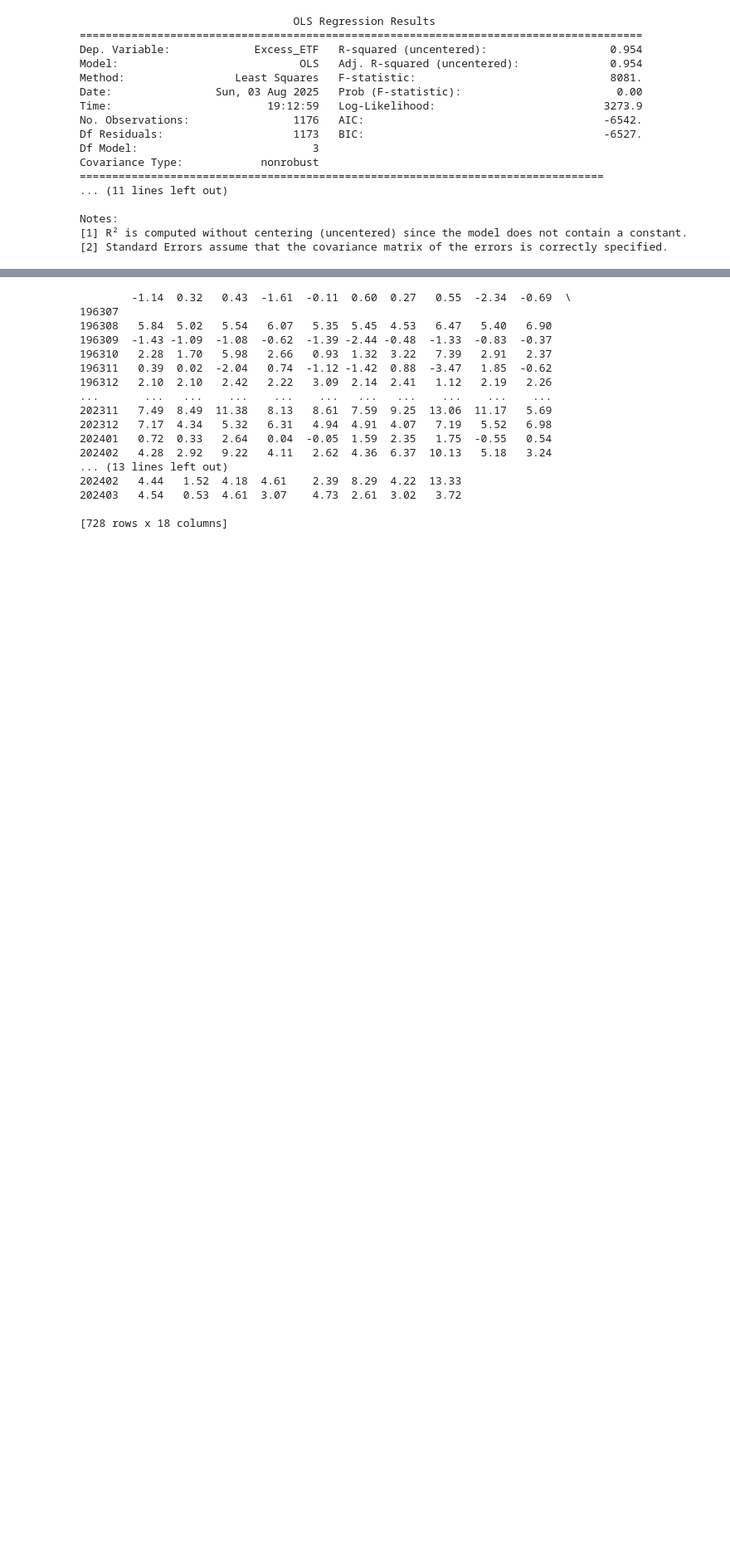
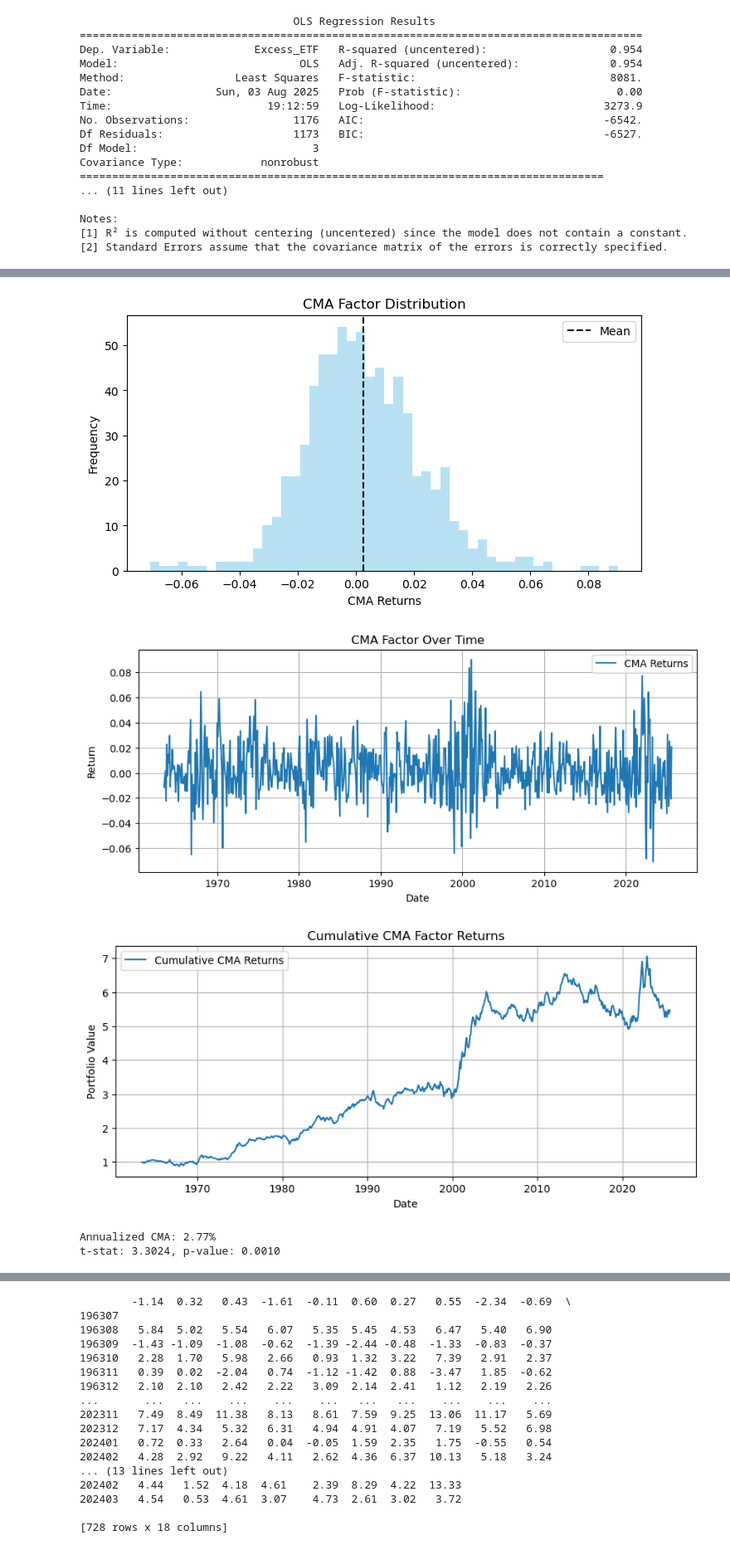
Before and after one commit to husainm97/quant-lab-alpha, a Jupyter notebook: notebooks/factor_premium_tests.ipynb, the cells around one changed output, grey strips where cells are left out. Shown at 83% size. Saved outputs shown, nothing was run; the diff lists cells and outputs as text; code cells hidden in the pictures; blank space fills up the shorter version.

Commit message:
monthly data factor calc (redone)

```diff
--- a/notebooks/factor_premium_tests.ipynb
+++ b/notebooks/factor_premium_tests.ipynb
@@ -83,3 +178,61 @@ Notes:
+# %%
+
+# Fetch the Fama-French 5-factor monthly data
+ff_factors = fetch_ff5_monthly()
+
+# --- USE REAL CMA RETURNS ---
+cma_returns = ff_factors['CMA'].dropna()  # already in decimal form
+
+# --- DISTRIBUTION PLOT ---
+plt.figure(figsize=(8,4))
+plt.hist(cma_returns, bins=50, alpha=0.6, color='skyblue')
+plt.axvline(np.mean(cma_returns), color='black', linestyle='--', label='Mean')
+plt.title('CMA Factor Distribution')
+plt.xlabel('CMA Returns')
+plt.ylabel('Frequency')
+plt.legend()
+plt.show()
+
+# --- TIME SERIES PLOT ---
+plt.figure(figsize=(10,4))
+plt.plot(cma_returns, label='CMA Returns')
+plt.title('CMA Factor Over Time')
+plt.xlabel('Date')
+plt.ylabel('Return')
+plt.grid(True)
+plt.legend()
+plt.show()
+
+# --- CUMULATIVE RETURNS ---
+cumulative = (1 + cma_returns).cumprod()
+plt.figure(figsize=(10,4))
+plt.plot(cumulative, label='Cumulative CMA Returns')
+plt.title('Cumulative CMA Factor Returns')
+plt.xlabel('Date')
+plt.ylabel('Portfolio Value')
+plt.grid(True)
+plt.legend()
+plt.show()
+
+# --- ANNUALIZED RETURN ---
+cumulative = (1 + cma_returns).cumprod()
+annualized = (cumulative.iloc[-1])**(12/len(cma_returns)) - 1
+print(f"Annualized CMA: {annualized*100:.2f}%")
+
+# --- T-STATISTIC AND P-VALUE ---
+mean_return = np.mean(cma_returns)
+std_dev = np.std(cma_returns, ddof=1)  # sample std
+n = len(cma_returns)
+t_stat = mean_return / (std_dev / np.sqrt(n))
+p_value = t.sf(np.abs(t_stat), n-1) * 2  # two-tailed test
+
+print(f"t-stat: {t_stat:.4f}, p-value: {p_value:.4f}")
+# %% [output]
+[figure, added]
+[figure, added]
+[figure, added]
+Annualized CMA: 2.77%
+t-stat: 3.3024, p-value: 0.0010
 # %%
 import pandas as pd
 import io
```
Also changed, not shown: parts of 3 cells of this notebook.
